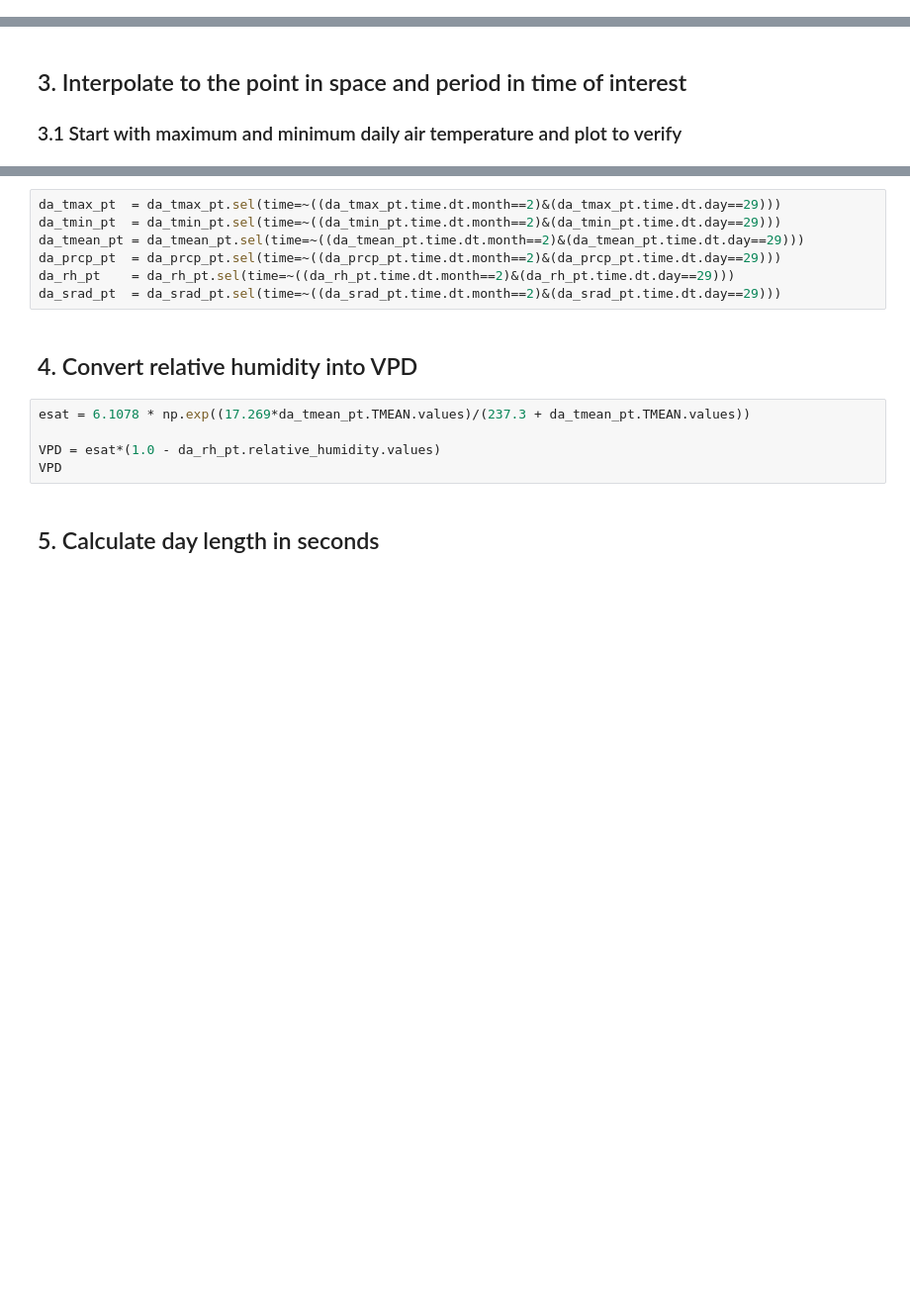
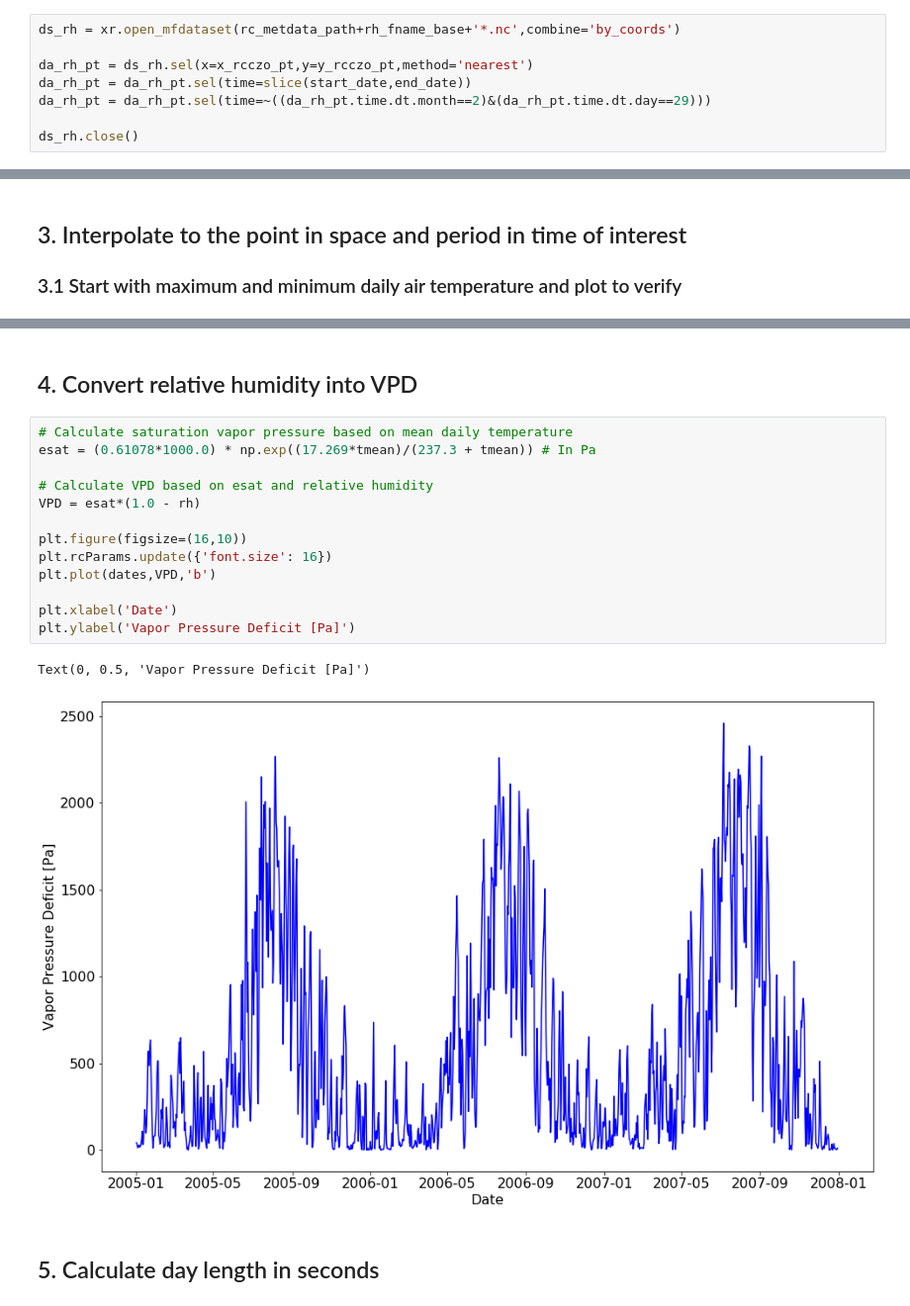
Before and after one commit to LEAF-BoiseState/Biome-BGC-Wrapper-Scripts, a Jupyter notebook: Write RC CZO Met Data to Biome-BGC met file.ipynb, the cells around one changed output, grey strips where cells are left out. Shown at 99% size. Saved outputs shown, nothing was run; the diff lists cells and outputs as text; blank space fills up the shorter version.

```diff
--- a/Write RC CZO Met Data to Biome-BGC met file.ipynb
+++ b/Write RC CZO Met Data to Biome-BGC met file.ipynb
@@ -34,0 +62,8 @@ ds_srad = xr.open_mfdataset(rc_metdata_path+srad_fname_base+'*.nc',combine='by_c
+# %%
+ds_rh = xr.open_mfdataset(rc_metdata_path+rh_fname_base+'*.nc',combine='by_coords')
+
+da_rh_pt = ds_rh.sel(x=x_rcczo_pt,y=y_rcczo_pt,method='nearest')
+da_rh_pt = da_rh_pt.sel(time=slice(start_date,end_date))
+da_rh_pt = da_rh_pt.sel(time=~((da_rh_pt.time.dt.month==2)&(da_rh_pt.time.dt.day==29)))
+
+ds_rh.close()
@@ -60,17 +124,21 @@ da_srad_pt = ds_srad.interp(x=x_rcczo_pt,y=y_rcczo_pt).sel(time=slice(start_date
-# %%
-da_tmax_pt  = da_tmax_pt.sel(time=~((da_tmax_pt.time.dt.month==2)&(da_tmax_pt.time.dt.day==29)))
-da_tmin_pt  = da_tmin_pt.sel(time=~((da_tmin_pt.time.dt.month==2)&(da_tmin_pt.time.dt.day==29)))
-da_tmean_pt = da_tmean_pt.sel(time=~((da_tmean_pt.time.dt.month==2)&(da_tmean_pt.time.dt.day==29)))
-da_prcp_pt  = da_prcp_pt.sel(time=~((da_prcp_pt.time.dt.month==2)&(da_prcp_pt.time.dt.day==29)))
-da_rh_pt    = da_rh_pt.sel(time=~((da_rh_pt.time.dt.month==2)&(da_rh_pt.time.dt.day==29)))
-da_srad_pt  = da_srad_pt.sel(time=~((da_srad_pt.time.dt.month==2)&(da_srad_pt.time.dt.day==29)))
 # %% [markdown]
 ## 4. Convert relative humidity into VPD
-# %%
-esat = 6.1078 * np.exp((17.269*da_tmean_pt.TMEAN.values)/(237.3 + da_tmean_pt.TMEAN.values))
-
-VPD = esat*(1.0 - da_rh_pt.relative_humidity.values)
-VPD
+# %%
+# Calculate saturation vapor pressure based on mean daily temperature
+esat = (0.61078*1000.0) * np.exp((17.269*tmean)/(237.3 + tmean)) # In Pa
+
+# Calculate VPD based on esat and relative humidity
+VPD = esat*(1.0 - rh)
+
+plt.figure(figsize=(16,10))
+plt.rcParams.update({'font.size': 16})
+plt.plot(dates,VPD,'b')
+
+plt.xlabel('Date')
+plt.ylabel('Vapor Pressure Deficit [Pa]')
+# %% [output]
+Text(0, 0.5, 'Vapor Pressure Deficit [Pa]')
+[figure, added]
 # %% [markdown]
 ## 5. Calculate day length in seconds
 # %%
```
Also changed, not shown: parts of 23 cells of this notebook, 4 other files.
